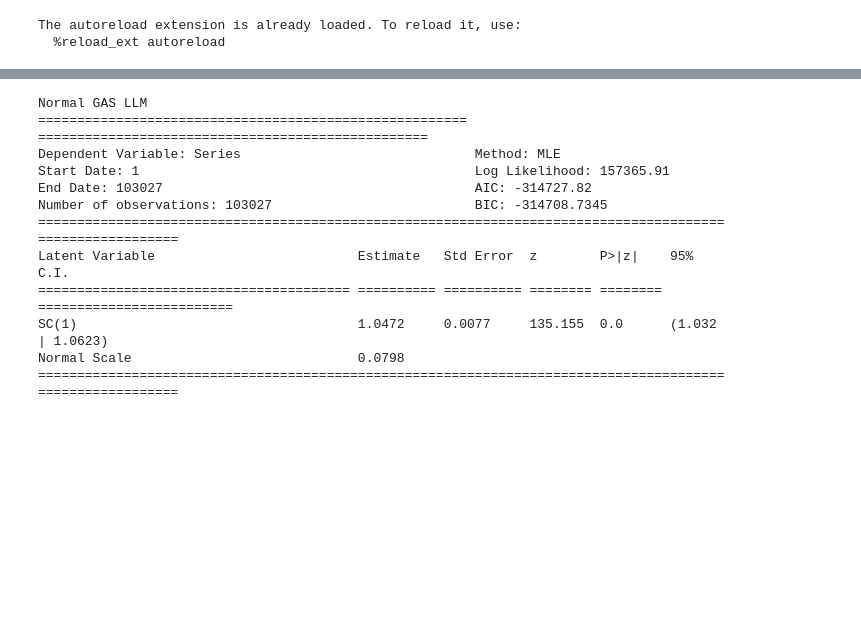
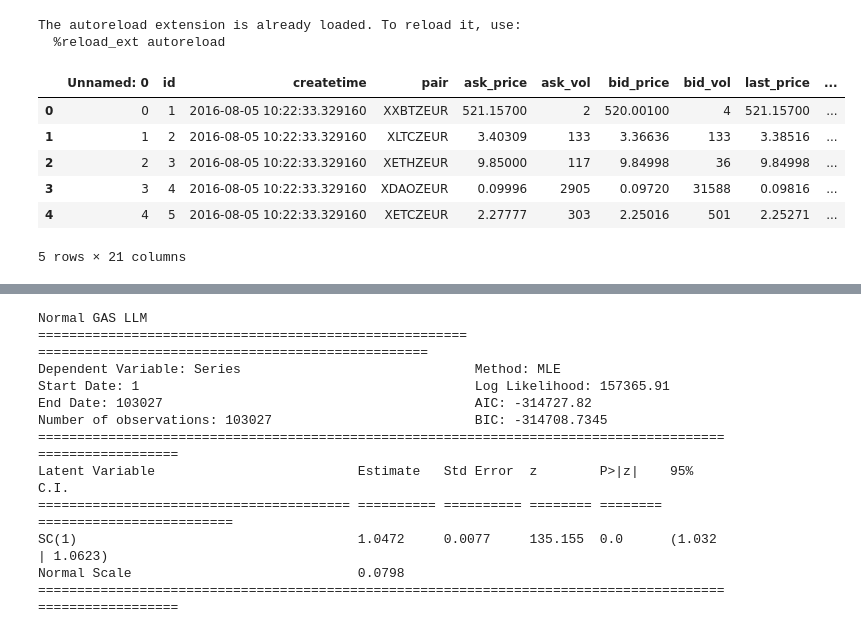
Before and after one commit to FlorianWilhelm/paul, a Jupyter notebook: notebooks/pyflux.ipynb, the cells around one changed output, grey strips where cells are left out. Saved outputs shown, nothing was run; the diff lists cells and outputs as text; code cells hidden in the pictures; blank space fills up the shorter version.

```diff
--- a/notebooks/pyflux.ipynb
+++ b/notebooks/pyflux.ipynb
@@ -16,4 +16,14 @@ The autoreload extension is already loaded. To reload it, use:
   %reload_ext autoreload
 # %%
 df = pd.read_csv('../data/ticker.csv.bz2', parse_dates=['createtime'], compression='bz2')
+# %%
+df.head()
+# %% [output]
+|  | Unnamed: 0 | id | createtime | pair | ask_price | ask_vol | bid_price | bid_vol | last_price | ... |
+| 0 | 0 | 1 | 2016-08-05 10:22:33.329160 | XXBTZEUR | 521.15700 | 2 | 520.00100 | 4 | 521.15700 | ... |
+| 1 | 1 | 2 | 2016-08-05 10:22:33.329160 | XLTCZEUR | 3.40309 | 133 | 3.36636 | 133 | 3.38516 | ... |
+| 2 | 2 | 3 | 2016-08-05 10:22:33.329160 | XETHZEUR | 9.85000 | 117 | 9.84998 | 36 | 9.84998 | ... |
+| 3 | 3 | 4 | 2016-08-05 10:22:33.329160 | XDAOZEUR | 0.09996 | 2905 | 0.09720 | 31588 | 0.09816 | ... |
+| 4 | 4 | 5 | 2016-08-05 10:22:33.329160 | XETCZEUR | 2.27777 | 303 | 2.25016 | 501 | 2.25271 | ... |
+5 rows × 21 columns
 # %%
```
Also changed, not shown: parts of 2 cells of this notebook, 7 other files.
